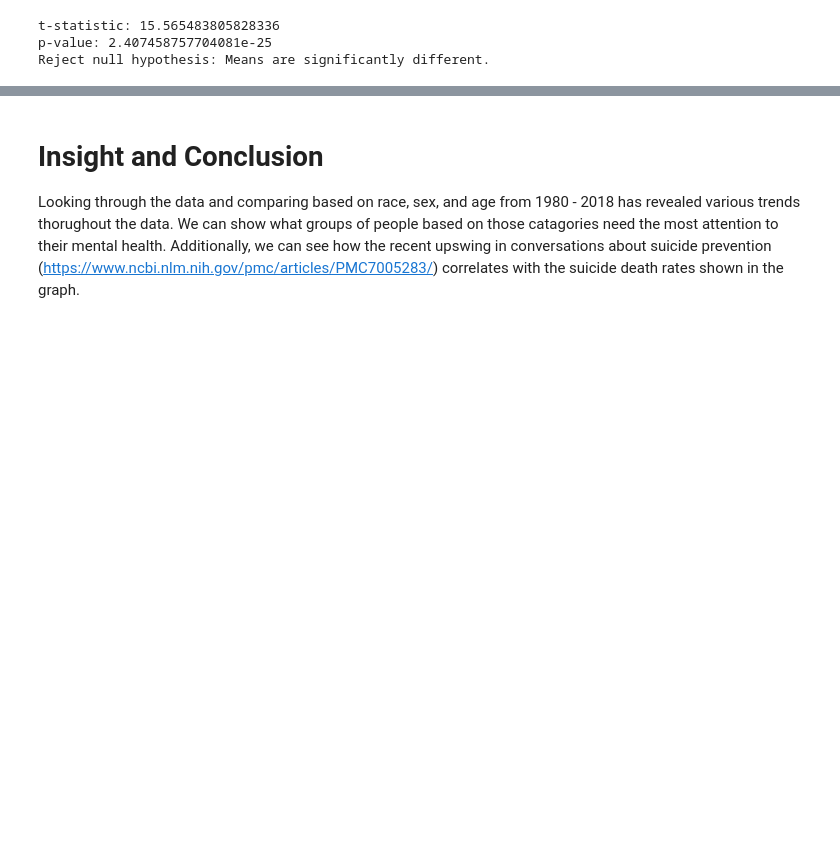
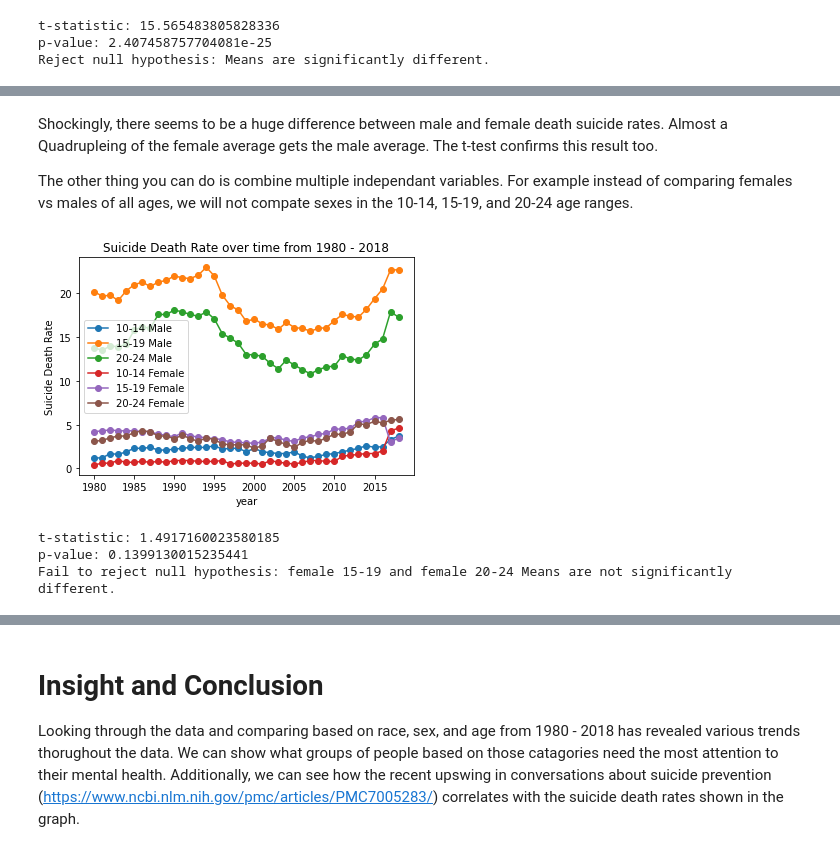
Before and after one commit to Noah-Eby/Noah-Eby.github.io, a Jupyter notebook: index.ipynb, the cells around one changed output, grey strips where cells are left out. Drawn from its saved outputs; the diff is of its cells as text; code cells hidden in the pictures; blank space fills up the shorter version.

```diff
--- a/index.ipynb
+++ b/index.ipynb
@@ -241,0 +234,49 @@ Reject null hypothesis: Means are significantly different.
+# %% [markdown]
+Shockingly, there seems to be a huge difference between male and female death suicide rates. Almost a Quadrupleing of the female average gets the male average.  The t-test confirms this result too.
+
+The other thing you can do is combine multiple independant variables.  For example instead of comparing females vs males of all ages, we will not compate sexes in the 10-14, 15-19, and 20-24 age ranges.
+# %%
+data_10_14_male = df.iloc[663:702, [0,4]]
+data_15_19_male = df.iloc[702:(702+39), [0,4]]
+data_20_24_male = df.iloc[(702+39):(702+39 + 39), [0,4]]
+data_10_14_female = df.iloc[1211:(1211+39), [0,4]]
+data_15_19_female = df.iloc[(1211+39):(1211+39)+39, [0,4]]
+data_20_24_female = df.iloc[(1211+39)+39:(1211+39)+39+39, [0,4]]
+
+# Plot the selected rows as a line graph
+plt.plot(data_10_14['year'], data_10_14_male['Suicide Death Rate'], marker='o')
+plt.plot(data_15_19['year'], data_15_19_male['Suicide Death Rate'], marker='o')
+plt.plot(data_20_24['year'], data_20_24_male['Suicide Death Rate'], marker='o')
+plt.plot(data_10_14['year'], data_10_14_female['Suicide Death Rate'], marker='o')
+plt.plot(data_15_19['year'], data_15_19_female['Suicide Death Rate'], marker='o')
+plt.plot(data_20_24['year'], data_20_24_female['Suicide Death Rate'], marker='o')
+
+# Add labels and title
+plt.xlabel('year')
+plt.ylabel('Suicide Death Rate')
+plt.title('Suicide Death Rate over time from 1980 - 2018')
+
+plt.legend(['10-14 Male', '15-19 Male','20-24 Male','10-14 Female','15-19 Female','20-24 Female'], loc='center left')
+
+# Show the plot
+plt.show()
+
+
+# Perform an independent t-test
+t_statistic, p_value = ttest_ind(data_15_19_female['Suicide Death Rate'], data_20_24_female['Suicide Death Rate'])
+
+# Print the results
+print("t-statistic:", t_statistic)
+print("p-value:", p_value)
+
+# Check the p-value to determine statistical significance
+alpha = 0.05  # Significance level
+if p_value < alpha:
+    print("Reject null hypothesis: Means are significantly different.")
+else:
+    print("Fail to reject null hypothesis: female 15-19 and female 20-24 Means are not significantly different.")
+# %% [output]
+[figure, added]
+t-statistic: 1.4917160023580185
+p-value: 0.1399130015235441
+Fail to reject null hypothesis: female 15-19 and female 20-24 Means are not significantly different.
```
Also changed, not shown: parts of 9 cells of this notebook.
